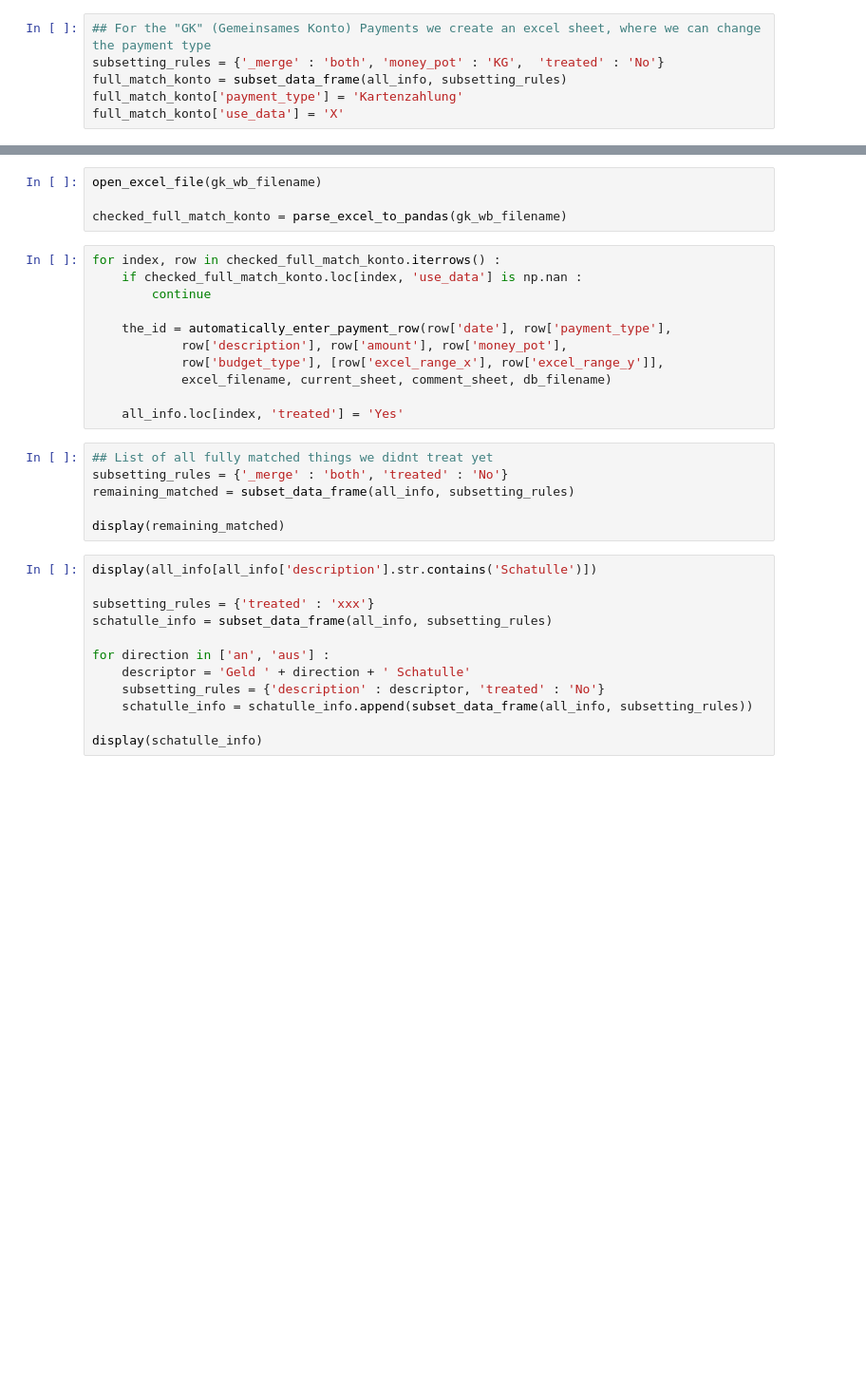
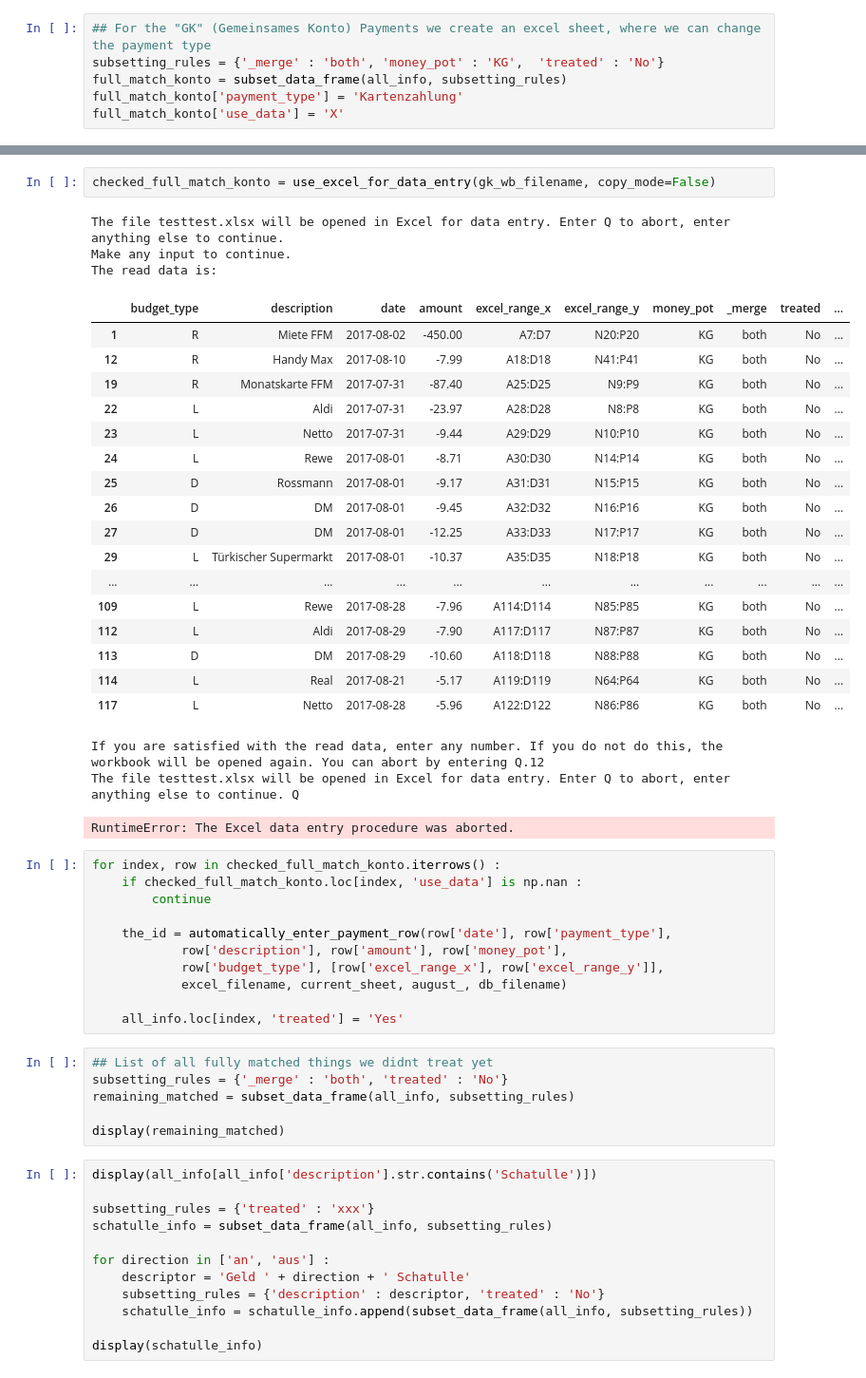
Before and after one commit to maxkoe/budgeter, a Jupyter notebook: excel_to_db.ipynb, the cells around one changed output, grey strips where cells are left out. Shown: that part at 95% size. Saved outputs shown, nothing was run; the diff lists cells and outputs as text; blank space fills up the shorter version.

Commit message:
Saves on 23/09 in refactoring excel_to_db

```diff
--- a/excel_to_db.ipynb
+++ b/excel_to_db.ipynb
@@ -272,10 +295,32 @@ for row in ['F', 'G', 'H', 'I', 'J'] :
     gk_sheet.column_dimensions[row].hidden = True
 
 gk_wb.save(gk_wb_filename)
-# %%
-open_excel_file(gk_wb_filename)
-
-checked_full_match_konto = parse_excel_to_pandas(gk_wb_filename)
+# %%
+checked_full_match_konto = use_excel_for_data_entry(gk_wb_filename, copy_mode=False)
+# %% [output]
+The file testtest.xlsx will be opened in Excel for data entry. Enter Q to abort, enter anything else to continue.
+Make any input to continue.
+The read data is:
+|  | budget_type | description | date | amount | excel_range_x | excel_range_y | money_pot | _merge | treated | ... |
+| 1 | R | Miete FFM | 2017-08-02 | -450.00 | A7:D7 | N20:P20 | KG | both | No | ... |
+| 12 | R | Handy Max | 2017-08-10 | -7.99 | A18:D18 | N41:P41 | KG | both | No | ... |
+| 19 | R | Monatskarte FFM | 2017-07-31 | -87.40 | A25:D25 | N9:P9 | KG | both | No | ... |
+| 22 | L | Aldi | 2017-07-31 | -23.97 | A28:D28 | N8:P8 | KG | both | No | ... |
+| 23 | L | Netto | 2017-07-31 | -9.44 | A29:D29 | N10:P10 | KG | both | No | ... |
+| 24 | L | Rewe | 2017-08-01 | -8.71 | A30:D30 | N14:P14 | KG | both | No | ... |
+| 25 | D | Rossmann | 2017-08-01 | -9.17 | A31:D31 | N15:P15 | KG | both | No | ... |
+| 26 | D | DM | 2017-08-01 | -9.45 | A32:D32 | N16:P16 | KG | both | No | ... |
+| 27 | D | DM | 2017-08-01 | -12.25 | A33:D33 | N17:P17 | KG | both | No | ... |
+| 29 | L | Türkischer Supermarkt | 2017-08-01 | -10.37 | A35:D35 | N18:P18 | KG | both | No | ... |
+| ... | ... | ... | ... | ... | ... | ... | ... | ... | ... | ... |
+| 109 | L | Rewe | 2017-08-28 | -7.96 | A114:D114 | N85:P85 | KG | both | No | ... |
+| 112 | L | Aldi | 2017-08-29 | -7.90 | A117:D117 | N87:P87 | KG | both | No | ... |
+| 113 | D | DM | 2017-08-29 | -10.60 | A118:D118 | N88:P88 | KG | both | No | ... |
+| 114 | L | Real | 2017-08-21 | -5.17 | A119:D119 | N64:P64 | KG | both | No | ... |
+| 117 | L | Netto | 2017-08-28 | -5.96 | A122:D122 | N86:P86 | KG | both | No | ... |
+If you are satisfied with the read data, enter any number. If you do not do this, the workbook will be opened again. You can abort by entering Q.12
+The file testtest.xlsx will be opened in Excel for data entry. Enter Q to abort, enter anything else to continue. Q
+RuntimeError: The Excel data entry procedure was aborted.
 # %%
 for index, row in checked_full_match_konto.iterrows() :
     if checked_full_match_konto.loc[index, 'use_data'] is np.nan :
@@ -284,7 +329,7 @@ for index, row in checked_full_match_konto.iterrows() :
     the_id = automatically_enter_payment_row(row['date'], row['payment_type'],
             row['description'], row['amount'], row['money_pot'],
             row['budget_type'], [row['excel_range_x'], row['excel_range_y']],
-            excel_filename, current_sheet, comment_sheet, db_filename)
+            excel_filename, current_sheet, august_, db_filename)
 
     all_info.loc[index, 'treated'] = 'Yes'
 # %%
```
Also changed, not shown: parts of 11 cells of this notebook.
